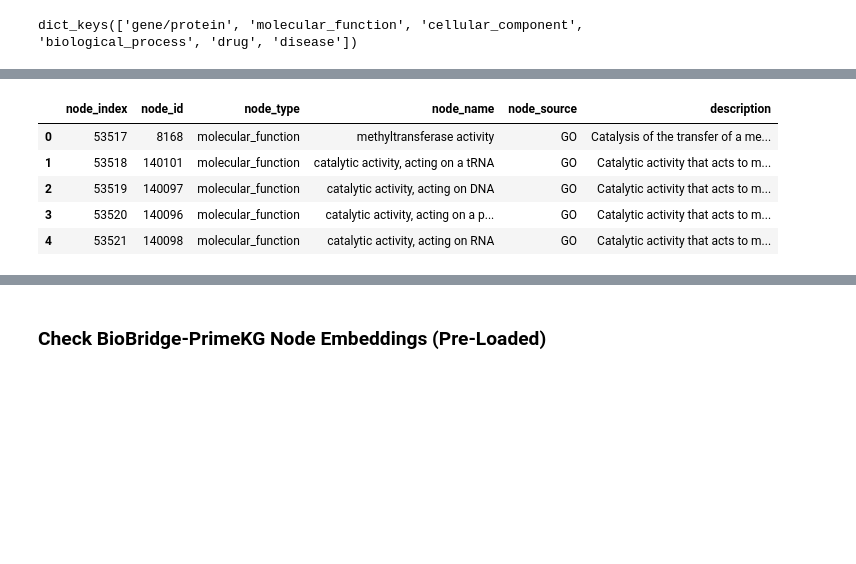
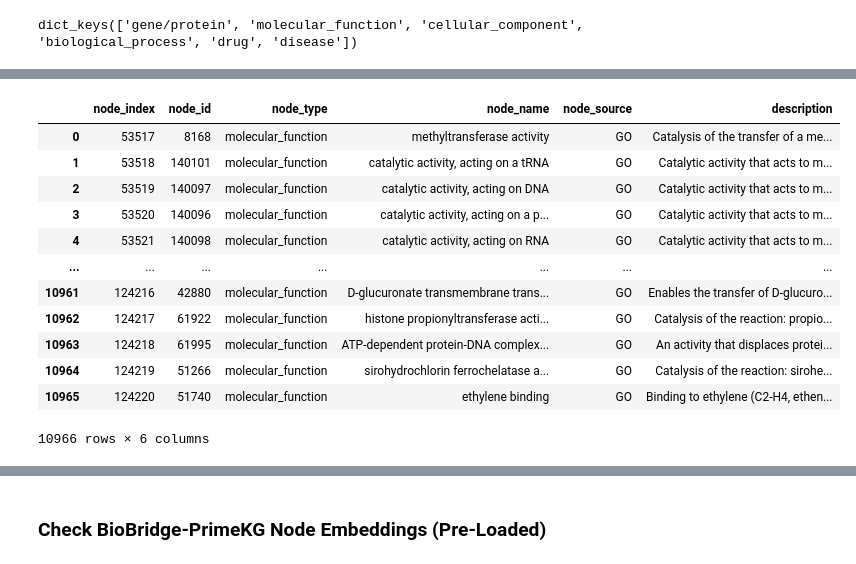
Before and after one commit to varsha1206/AIAgents4Pharma, a Jupyter notebook: docs/notebooks/talk2knowledgegraphs/tutorial_biobridge_primekg_loader.ipynb, the cells around one changed output, grey strips where cells are left out. Drawn from its saved outputs; the diff is of its cells as text; code cells hidden in the pictures; blank space fills up the shorter version.

```diff
--- a/docs/notebooks/talk2knowledgegraphs/tutorial_biobridge_primekg_loader.ipynb
+++ b/docs/notebooks/talk2knowledgegraphs/tutorial_biobridge_primekg_loader.ipynb
@@ -185,12 +192,19 @@ biobridge_node_info['gene/protein'].head()
 # %%
 # Check a sample node information of molecular_function
-biobridge_node_info['molecular_function'].head()
+biobridge_node_info['molecular_function']
 # %% [output]
 |  | node_index | node_id | node_type | node_name | node_source | description |
 | 0 | 53517 | 8168 | molecular_function | methyltransferase activity | GO | Catalysis of the transfer of a me... |
 | 1 | 53518 | 140101 | molecular_function | catalytic activity, acting on a tRNA | GO | Catalytic activity that acts to m... |
 | 2 | 53519 | 140097 | molecular_function | catalytic activity, acting on DNA | GO | Catalytic activity that acts to m... |
 | 3 | 53520 | 140096 | molecular_function | catalytic activity, acting on a p... | GO | Catalytic activity that acts to m... |
 | 4 | 53521 | 140098 | molecular_function | catalytic activity, acting on RNA | GO | Catalytic activity that acts to m... |
+| ... | ... | ... | ... | ... | ... | ... |
+| 10961 | 124216 | 42880 | molecular_function | D-glucuronate transmembrane trans... | GO | Enables the transfer of D-glucuro... |
+| 10962 | 124217 | 61922 | molecular_function | histone propionyltransferase acti... | GO | Catalysis of the reaction: propio... |
+| 10963 | 124218 | 61995 | molecular_function | ATP-dependent protein-DNA complex... | GO | An activity that displaces protei... |
+| 10964 | 124219 | 51266 | molecular_function | sirohydrochlorin ferrochelatase a... | GO | Catalysis of the reaction: sirohe... |
+| 10965 | 124220 | 51740 | molecular_function | ethylene binding | GO | Binding to ethylene (C2-H4, ethen... |
+10966 rows × 6 columns
 # %%
 # Check a sample node information of cellular_component
```
Also changed, not shown: parts of 5 cells of this notebook, 5 other files.
